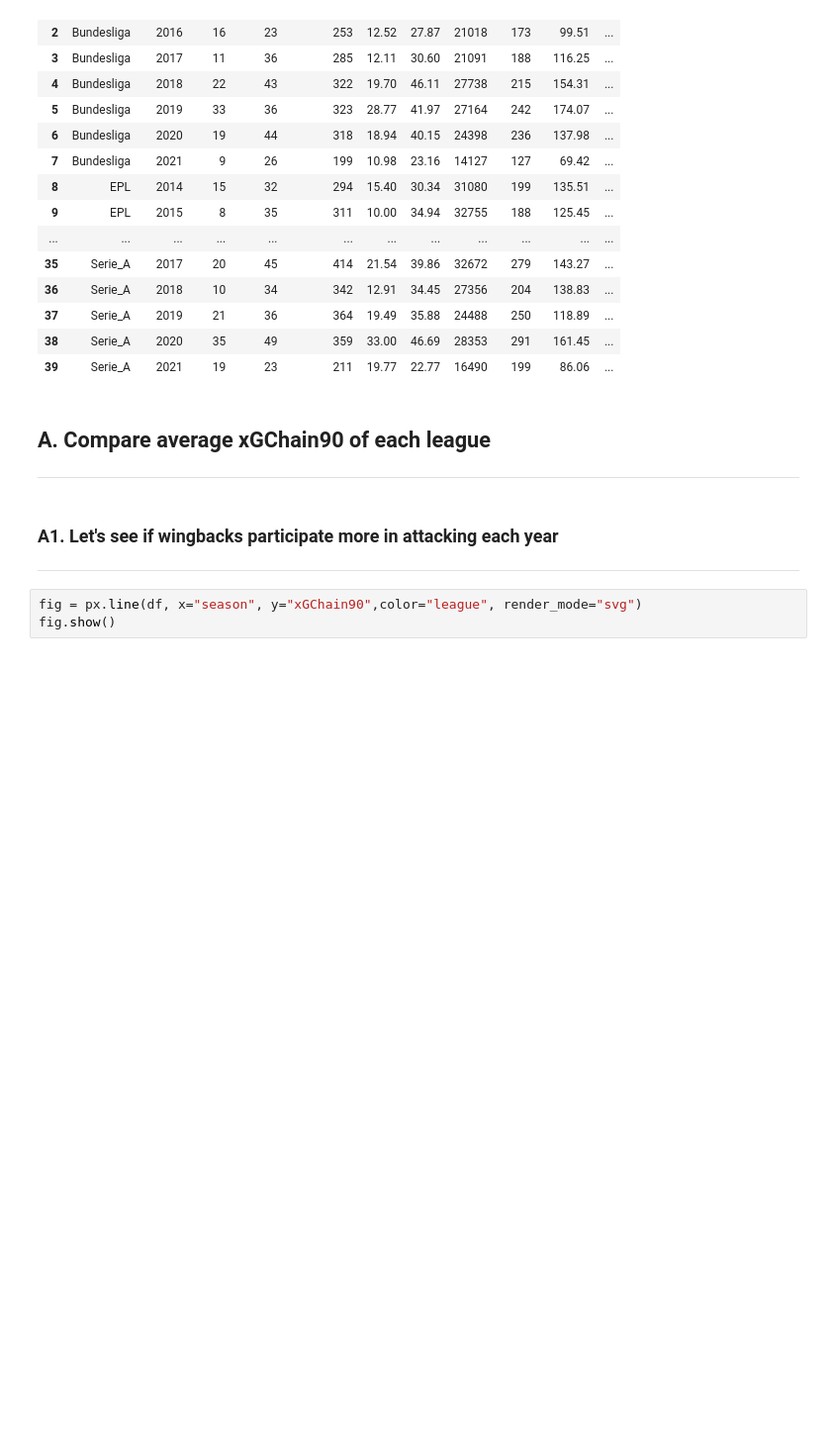
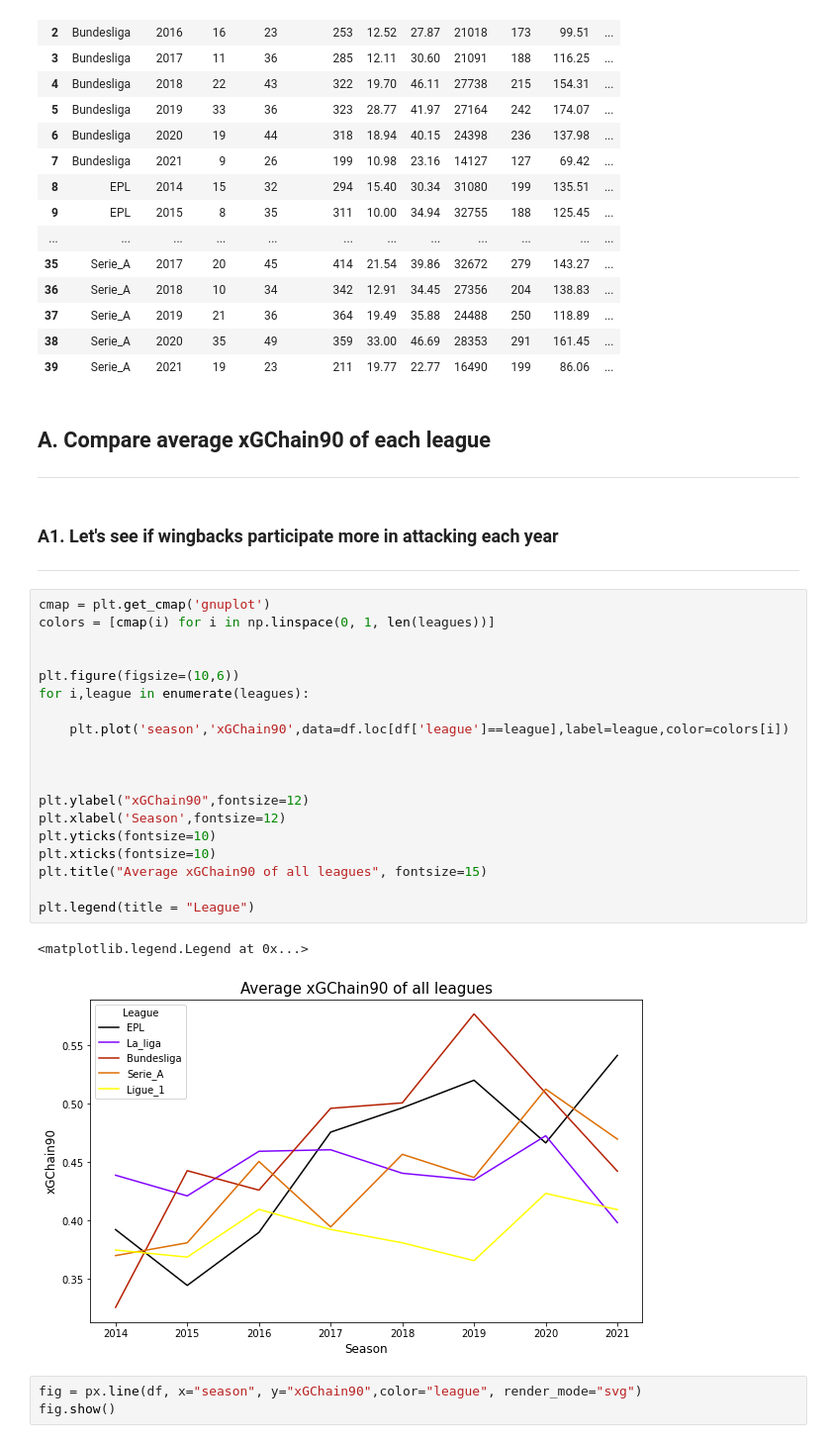
Before and after one commit to BinhHong/Attacking-wingbacks-in-top-5-leagues-in-Europe, a Jupyter notebook: wingbacks.ipynb, the cells around one changed output. Shown: that part at 99% size. Saved outputs shown, nothing was run; the diff lists cells and outputs as text; blank space fills up the shorter version.

```diff
--- a/wingbacks.ipynb
+++ b/wingbacks.ipynb
@@ -173,6 +178,28 @@ df.round(2)
 # %% [markdown]
 ### A1. Let's see if wingbacks participate more in attacking each year
 ***
+# %%
+cmap = plt.get_cmap('gnuplot')
+colors = [cmap(i) for i in np.linspace(0, 1, len(leagues))]
+
+
+plt.figure(figsize=(10,6))
+for i,league in enumerate(leagues):
+
+    plt.plot('season','xGChain90',data=df.loc[df['league']==league],label=league,color=colors[i])
+
+
+
+plt.ylabel("xGChain90",fontsize=12)
+plt.xlabel('Season',fontsize=12)
+plt.yticks(fontsize=10)
+plt.xticks(fontsize=10)
+plt.title("Average xGChain90 of all leagues", fontsize=15)
+
+plt.legend(title = "League")
+# %% [output]
+<matplotlib.legend.Legend at 0x...>
+[figure, added]
 # %%
 fig = px.line(df, x="season", y="xGChain90",color="league", render_mode="svg")
 fig.show()
```
Also changed, not shown: parts of 1 cell of this notebook.
